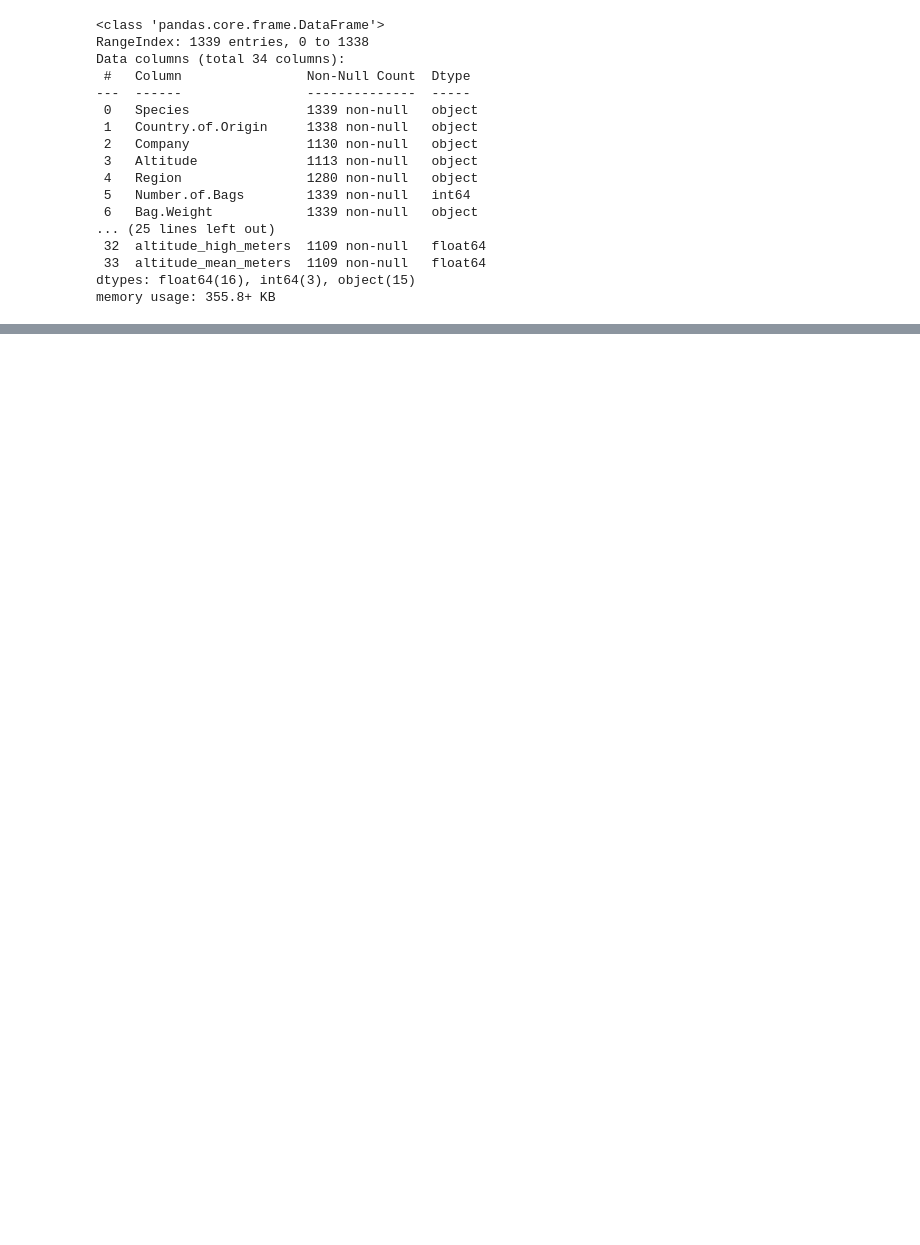
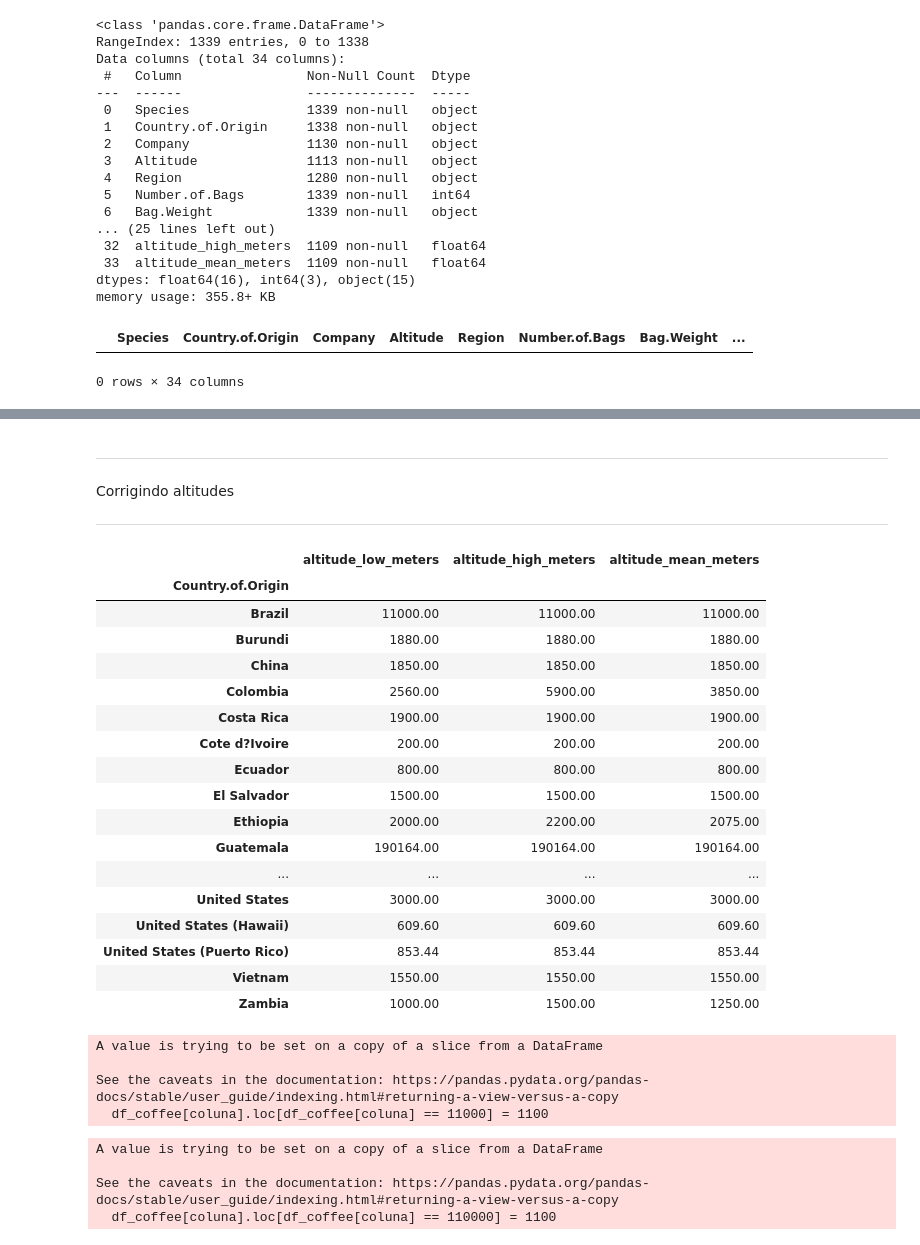
Before and after one commit to fernandadefalco/projeto-moduloIV, a Jupyter notebook: projeto_4.ipynb, the cells around one changed output, grey strips where cells are left out. Cells and saved outputs as stored; diff of their text form; code cells hidden in the pictures; blank space fills up the shorter version.

```diff
--- a/projeto_4.ipynb
+++ b/projeto_4.ipynb
@@ -51,3 +72,10 @@ memory usage: 355.8+ KB
+# %%
+#Dropando a linha em que o país era NaN
+df_coffee[df_coffee['Country.of.Origin'].isna()]
+df_coffee.drop(1197, inplace = True)
+# %% [output]
+|  | Species | Country.of.Origin | Company | Altitude | Region | Number.of.Bags | Bag.Weight | ... |
+0 rows × 34 columns
 # %%
 df_coffee.describe().round(3)
 #Altitude maxima esta bem alta - outlier
@@ -61,3 +89,51 @@ df_coffee.describe().round(3)
 | 50% | 175.000 | 7.580 | 7.580 | 7.420 | 7.580 | 7.500 | 7.500 | 10.000 | 10.000 | ... |
 | 75% | 275.000 | 7.750 | 7.750 | 7.580 | 7.750 | 7.670 | 7.750 | 10.000 | 10.000 | ... |
 | max | 1062.000 | 8.750 | 8.830 | 8.670 | 8.750 | 8.580 | 8.750 | 10.000 | 10.000 | ... |
+# %% [markdown]
+____
+Corrigindo altitudes
+____
+# %%
+#Identificando países que tem altitudes muito elevadas
+#Chega-se à conclusão que Brasil, Guatemala e Nicaragua tem altitudes que são bem elevadas e foram inseridas errado.
+df_coffee.iloc[:,[1,31,32,33]].groupby('Country.of.Origin').max().round(2)
+# %% [output]
+|  | altitude_low_meters | altitude_high_meters | altitude_mean_meters |
+| Country.of.Origin |  |  |  |
+| Brazil | 11000.00 | 11000.00 | 11000.00 |
+| Burundi | 1880.00 | 1880.00 | 1880.00 |
+| China | 1850.00 | 1850.00 | 1850.00 |
+| Colombia | 2560.00 | 5900.00 | 3850.00 |
+| Costa Rica | 1900.00 | 1900.00 | 1900.00 |
+| Cote d?Ivoire | 200.00 | 200.00 | 200.00 |
+| Ecuador | 800.00 | 800.00 | 800.00 |
+| El Salvador | 1500.00 | 1500.00 | 1500.00 |
+| Ethiopia | 2000.00 | 2200.00 | 2075.00 |
+| Guatemala | 190164.00 | 190164.00 | 190164.00 |
+| ... | ... | ... | ... |
+| United States | 3000.00 | 3000.00 | 3000.00 |
+| United States (Hawaii) | 609.60 | 609.60 | 609.60 |
+| United States (Puerto Rico) | 853.44 | 853.44 | 853.44 |
+| Vietnam | 1550.00 | 1550.00 | 1550.00 |
+| Zambia | 1000.00 | 1500.00 | 1250.00 |
+# %%
+df_coffee.loc[(df_coffee["Country.of.Origin"] == "Brazil") & (df_coffee["altitude_high_meters"] >= 2000)].iloc[:,[1,31,32,33]]
+cols = ["altitude_low_meters","altitude_high_meters","altitude_mean_meters"]
+
+for coluna in cols:
+    df_coffee[coluna].loc[df_coffee[coluna] == 11000] = 1100
+# %% [output]
+A value is trying to be set on a copy of a slice from a DataFrame
+
+See the caveats in the documentation: https://pandas.pydata.org/pandas-docs/stable/user_guide/indexing.html#returning-a-view-versus-a-copy
+  df_coffee[coluna].loc[df_coffee[coluna] == 11000] = 1100
+# %%
+df_coffee.loc[(df_coffee["Country.of.Origin"] == "Nicaragua") & (df_coffee["altitude_high_meters"] >= 1000)].iloc[:,[1,31,32,33]]
+
+for coluna in cols:
+    df_coffee[coluna].loc[df_coffee[coluna] == 110000] = 1100
+# %% [output]
+A value is trying to be set on a copy of a slice from a DataFrame
+
+See the caveats in the documentation: https://pandas.pydata.org/pandas-docs/stable/user_guide/indexing.html#returning-a-view-versus-a-copy
+  df_coffee[coluna].loc[df_coffee[coluna] == 110000] = 1100
```
Also changed, not shown: parts of 16 cells of this notebook.
